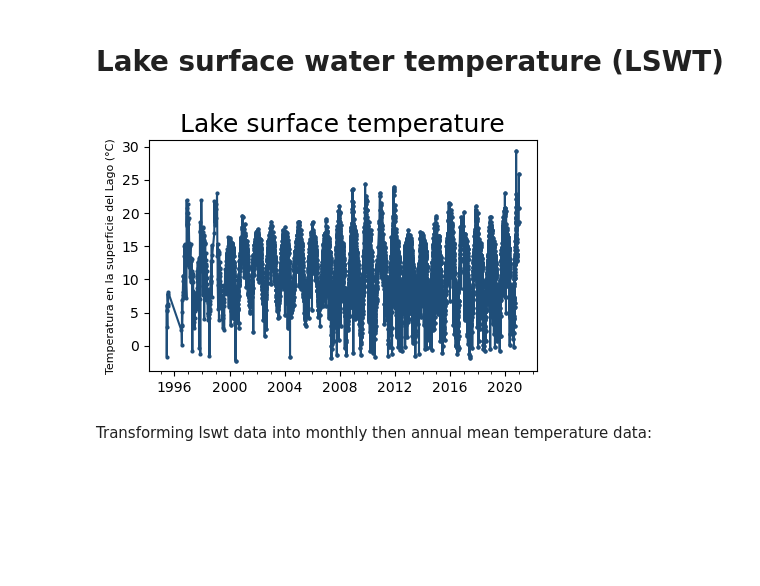
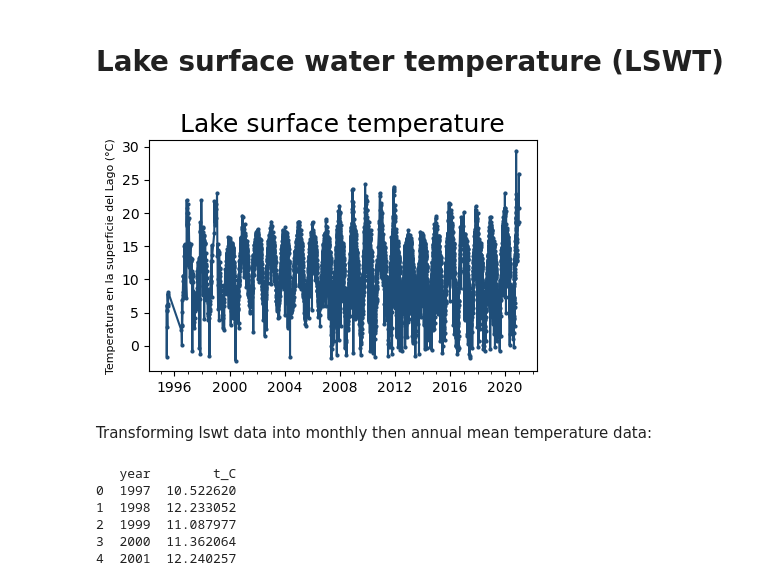
Before and after one commit to nayuAlv/Lake_Poopo, a Jupyter notebook: lake_analysis_cci.ipynb, the cells around one changed output. Cells and saved outputs as stored; diff of their text form; code cells hidden in the pictures; blank space fills up the shorter version.

Commit message:
Annual lswt from Lakes_cci

```diff
--- a/lake_analysis_cci.ipynb
+++ b/lake_analysis_cci.ipynb
@@ -178,24 +178,37 @@ plt.savefig(path_to_save, transparent = True)
 # Lake surface water temperature (LSWT)
 # %%
 varname = "lake_surface_water_temperature"
-lwl_path = path_to_cci / "processed" / "Poopo_lswt_1995-2020.csv"
-lswt_df = pd.read_csv(lwl_path)
+lswt_path = path_to_cci / "processed" / "Poopo_lswt_1995-2020.csv"
+lswt_df = pd.read_csv(lswt_path)
 lswt_df["date"] = pd.to_datetime(lswt_df["date"])
 
 fig, ax = plt.subplots(figsize=(5,3))
 
 ax.plot(lswt_df['date'], lswt_df[varname]- 273.15, marker='o',markersize = 2, linestyle="-", color="#1f4e79")
 ax.xaxis.set_major_locator(mdates.YearLocator(base=4))
 ax.xaxis.set_minor_locator(mdates.YearLocator(base=1))
 ax.xaxis.set_major_formatter(mdates.DateFormatter("%Y"))
 
 ax.set_title(f'Lake surface temperature', fontsize= 18)
 ax.set_ylabel(f'Temperatura en la superficie del Lago (°C)', fontsize=8)
 path_to_save = path_root / "figures" / "Poopo_lswt_1995-2020.png"
 plt.savefig(path_to_save, transparent = True)
 # %% [output]
-[figure, old version]
+[figure, new version]
 # %% [markdown]
 Transforming lswt data into monthly then annual mean temperature data:
 # %%
-def daily_to_monthly():-> Datafr
+
+monthly_df = cci.daily_to_monthly(lswt_df, varname, min_obs_per_month=3)
+# Convert to Celsius
+monthly_df[varname] = monthly_df[varname] - 273.15
+monthly_df = monthly_df.rename(columns={varname: "t_C"})
+annual_df = cci.monthly_to_annual(monthly_df,"t_C",min_obs_per_year=10)
+print(annual_df.head())
+# %% [output]
+   year        t_C
+0  1997  10.522620
+1  1998  12.233052
+2  1999  11.087977
+3  2000  11.362064
+4  2001  12.240257
```
Also changed, not shown: parts of 1 cell of this notebook, 3 other files.
